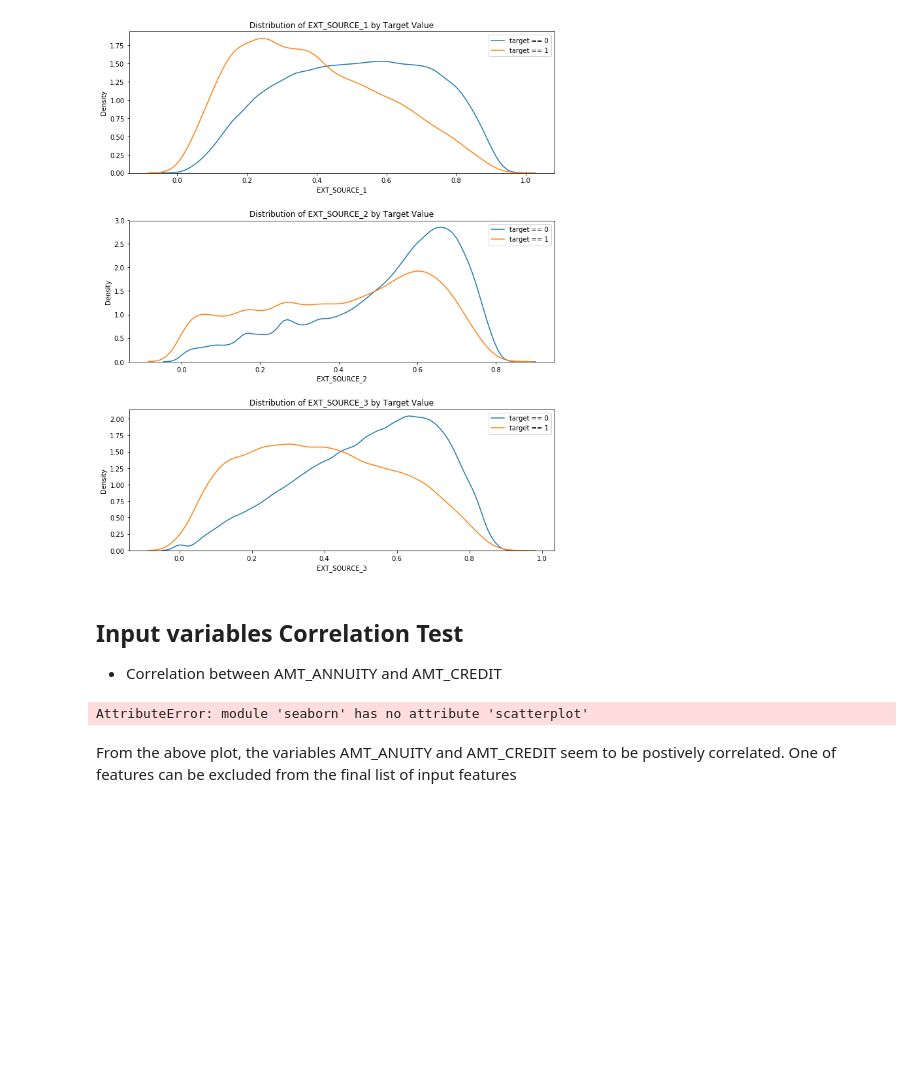
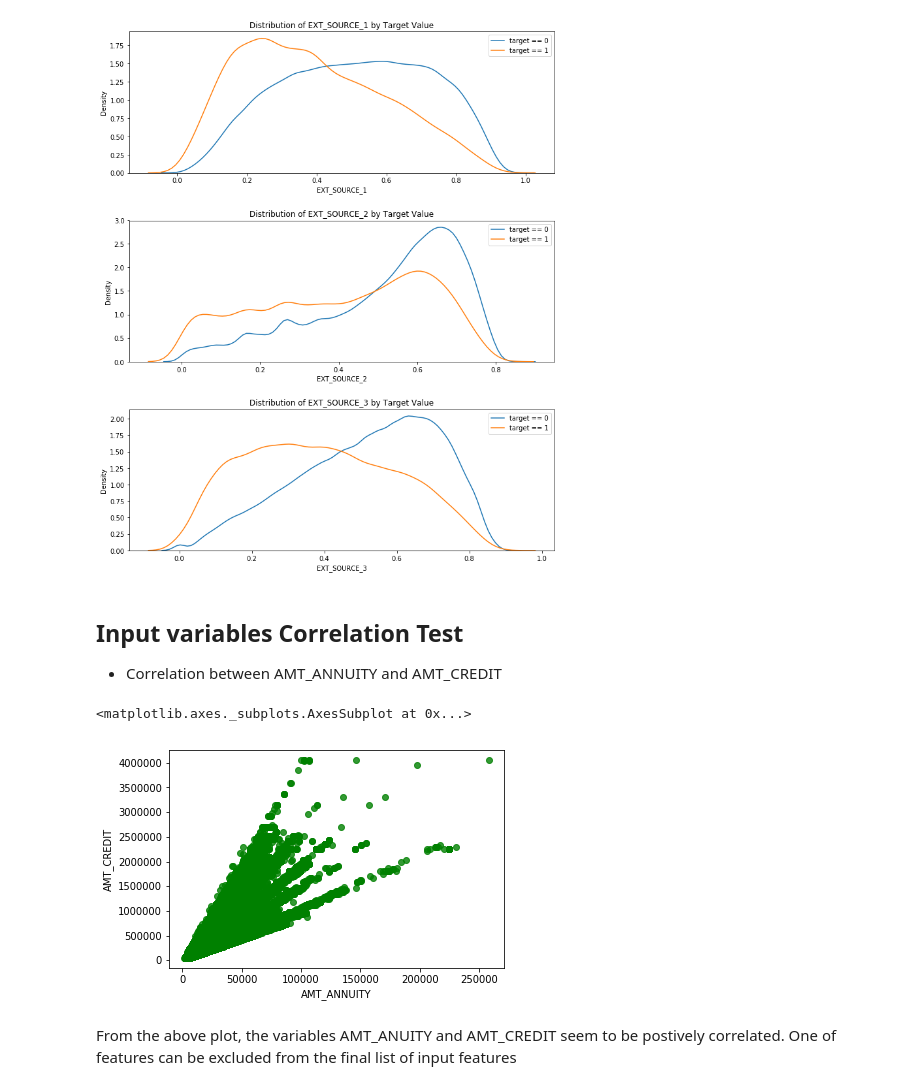
Before and after one commit to xgu1-ds/Machine-Learning-Home-Credit-Default-Risk-HCDR-, a Jupyter notebook: Phase-1/HCDR-Project_Phase_1_Merged_v1.ipynb, the cells around one changed output. Cells and saved outputs as stored; diff of their text form; code cells hidden in the pictures; blank space fills up the shorter version.

```diff
--- a/Phase-1/HCDR-Project_Phase_1_Merged_v1.ipynb
+++ b/Phase-1/HCDR-Project_Phase_1_Merged_v1.ipynb
@@ -752,9 +800,10 @@ plt.tight_layout(h_pad = 2.5)
 
 * Correlation between AMT_ANNUITY and AMT_CREDIT
 # %%
-sns.scatterplot(datasets["application_train"]['AMT_ANNUITY'], datasets["application_train"]['AMT_CREDIT'], color="g")
+sns.regplot(datasets["application_train"]['AMT_ANNUITY'], datasets["application_train"]['AMT_CREDIT'], color="g", fit_reg=False)
 # %% [output]
-AttributeError: module 'seaborn' has no attribute 'scatterplot'
+<matplotlib.axes._subplots.AxesSubplot at 0x...>
+[figure, added]
 # %% [markdown]
 From the above plot, the variables AMT_ANUITY and AMT_CREDIT seem to be postively correlated. One of features can be excluded from the final list of input features
 # %% [markdown]
```
Also changed, not shown: parts of 18 cells of this notebook.
